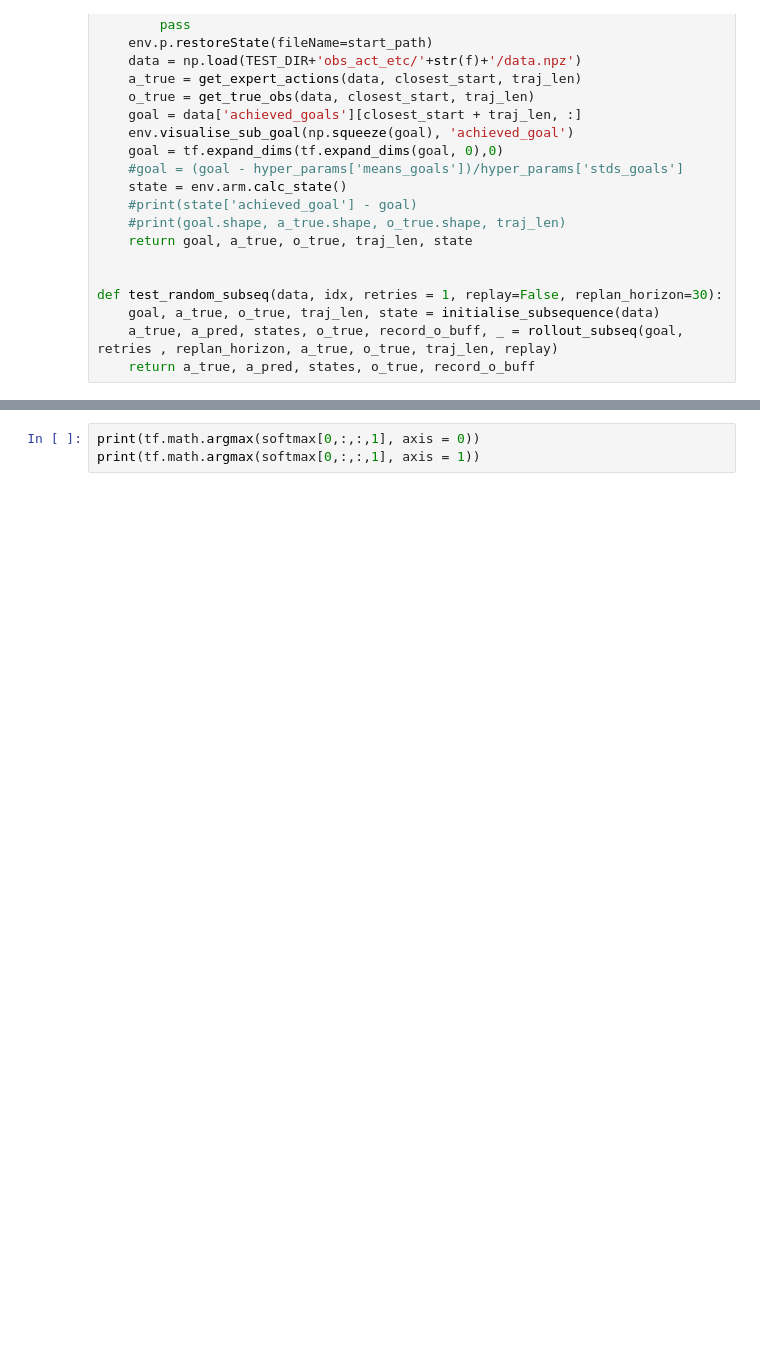
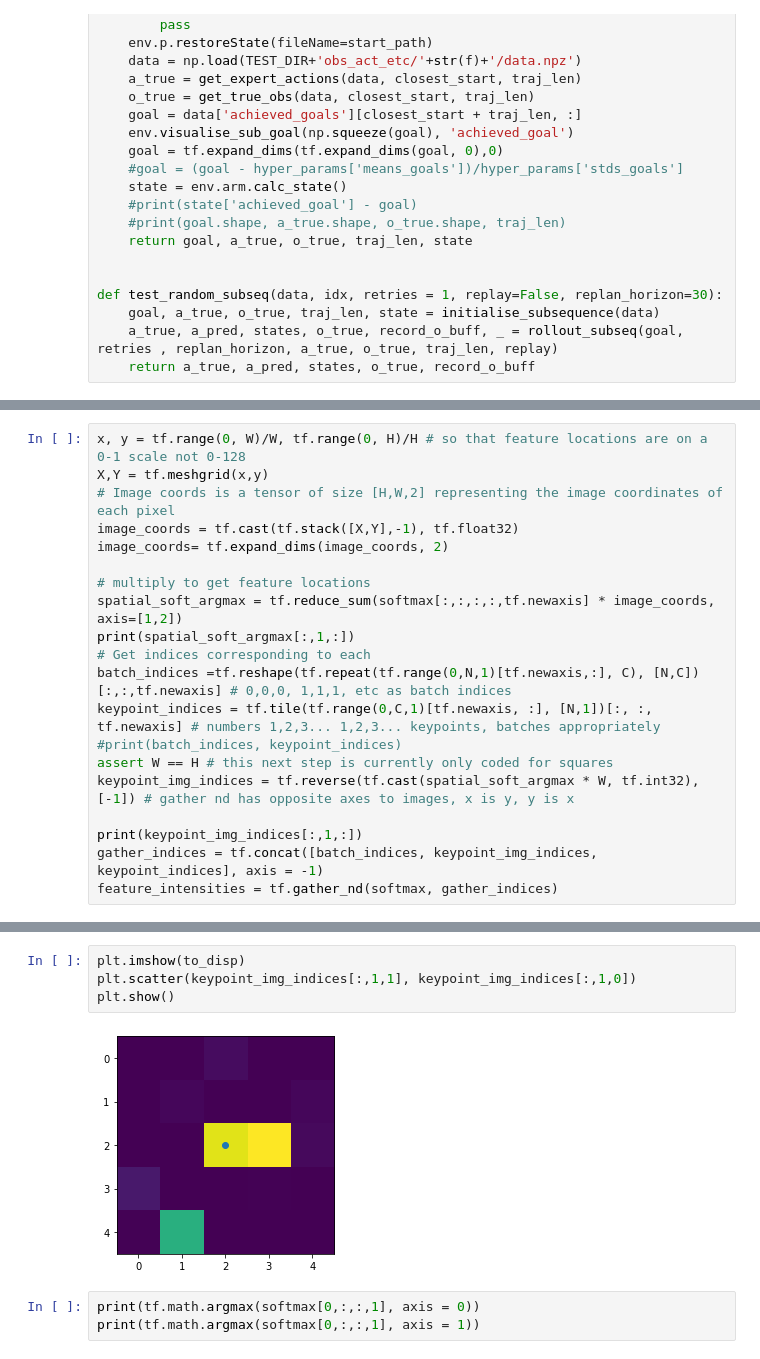
Before and after one commit to sholtodouglas/learning_from_play, a Jupyter notebook: notebooks/Deploy-Unity.ipynb, the cells around one changed output, grey strips where cells are left out. Cells and saved outputs as stored; diff of their text form; blank space fills up the shorter version.

```diff
--- a/notebooks/Deploy-Unity.ipynb
+++ b/notebooks/Deploy-Unity.ipynb
@@ -1370,0 +1471,20 @@ tf.Tensor(
+# %%
+x, y = tf.range(0, W)/W, tf.range(0, H)/H # so that feature locations are on a 0-1 scale not 0-128
+X,Y = tf.meshgrid(x,y)
+# Image coords is a tensor of size [H,W,2] representing the image coordinates of each pixel
+image_coords = tf.cast(tf.stack([X,Y],-1), tf.float32)
+image_coords= tf.expand_dims(image_coords, 2)
+
+# multiply to get feature locations
+spatial_soft_argmax = tf.reduce_sum(softmax[:,:,:,:,tf.newaxis] * image_coords, axis=[1,2])
+print(spatial_soft_argmax[:,1,:])
+# Get indices corresponding to each
+batch_indices =tf.reshape(tf.repeat(tf.range(0,N,1)[tf.newaxis,:], C), [N,C])[:,:,tf.newaxis] # 0,0,0, 1,1,1, etc as batch indices
+keypoint_indices = tf.tile(tf.range(0,C,1)[tf.newaxis, :], [N,1])[:, :, tf.newaxis] # numbers 1,2,3... 1,2,3... keypoints, batches appropriately
+#print(batch_indices, keypoint_indices)
+assert W == H # this next step is currently only coded for squares
+keypoint_img_indices = tf.reverse(tf.cast(spatial_soft_argmax * W, tf.int32), [-1]) # gather nd has opposite axes to images, x is y, y is x
+
+print(keypoint_img_indices[:,1,:])
+gather_indices = tf.concat([batch_indices, keypoint_img_indices, keypoint_indices], axis = -1)
+feature_intensities = tf.gather_nd(softmax, gather_indices)
@@ -1371,3 +1509,9 @@ tf.Tensor(
+# %%
+plt.imshow(to_disp)
+plt.scatter(keypoint_img_indices[:,1,1], keypoint_img_indices[:,1,0])
+plt.show()
+# %% [output]
+[figure, added]
 # %%
 print(tf.math.argmax(softmax[0,:,:,1], axis = 0))
 print(tf.math.argmax(softmax[0,:,:,1], axis = 1))
```
Also changed, not shown: parts of 16 cells of this notebook, 1 other file.
